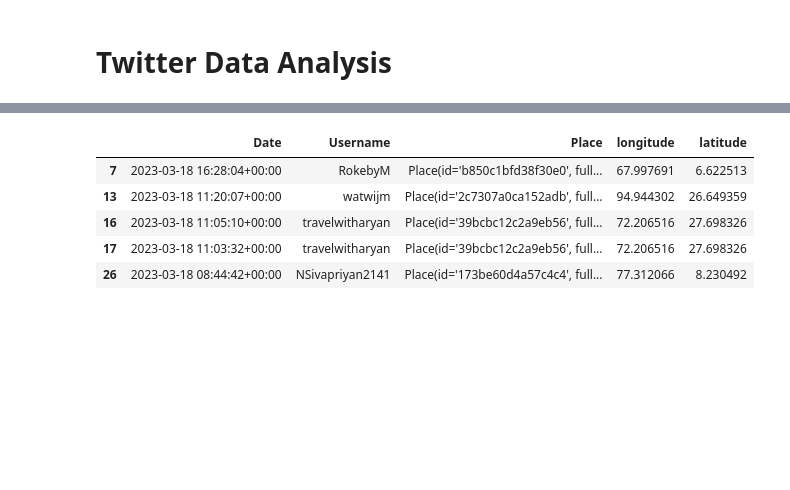
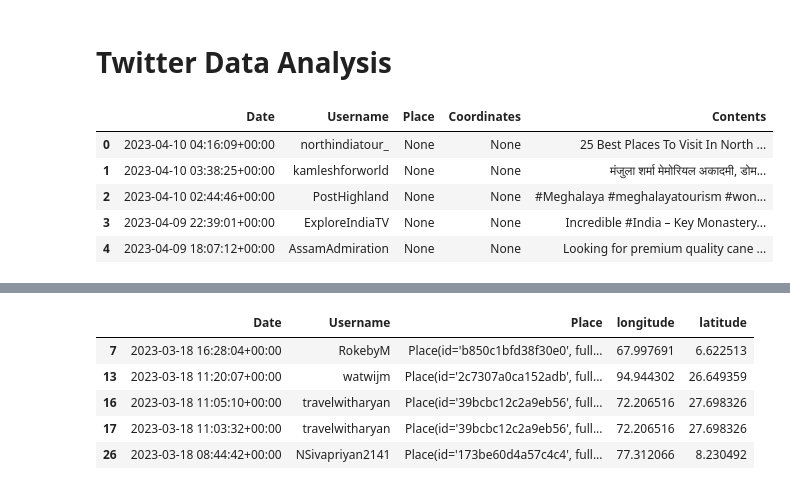
Before and after one commit to siddharth270/Geospatial-Major-Project, a Jupyter notebook: Main/Twitter_data_analysis.ipynb, the cells around one changed output, grey strips where cells are left out. Drawn from its saved outputs; the diff is of its cells as text; code cells hidden in the pictures; blank space fills up the shorter version.

```diff
--- a/Main/Twitter_data_analysis.ipynb
+++ b/Main/Twitter_data_analysis.ipynb
@@ -27,3 +27,12 @@ df_1 = pd.DataFrame(tweets_query1, columns=['Date', 'Username', 'Place', 'Coordi
+# %%
+df_1.head()
+# %% [output]
+|  | Date | Username | Place | Coordinates | Contents |
+| 0 | 2023-04-10 04:16:09+00:00 | northindiatour_ | None | None | 25 Best Places To Visit In North ... |
+| 1 | 2023-04-10 03:38:25+00:00 | kamleshforworld | None | None | मंजुला शर्मा मेमोरियल अकादमी, डोम... |
+| 2 | 2023-04-10 02:44:46+00:00 | PostHighland | None | None | #Meghalaya #meghalayatourism #won... |
+| 3 | 2023-04-09 22:39:01+00:00 | ExploreIndiaTV | None | None | Incredible #India – Key Monastery... |
+| 4 | 2023-04-09 18:07:12+00:00 | AssamAdmiration | None | None | Looking for premium quality cane ... |
 # %%
 tweets_query2 =[]
 limit = 5000
```
Also changed, not shown: parts of 9 cells of this notebook, 35 other files.
